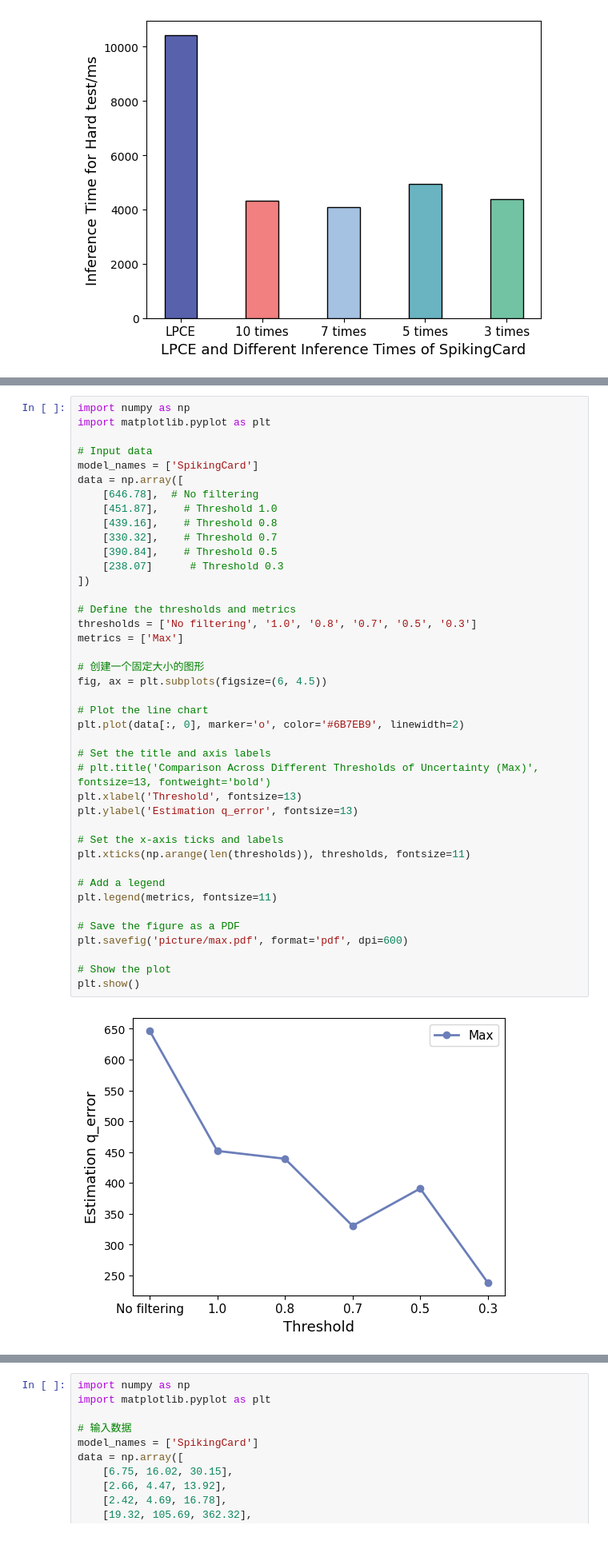
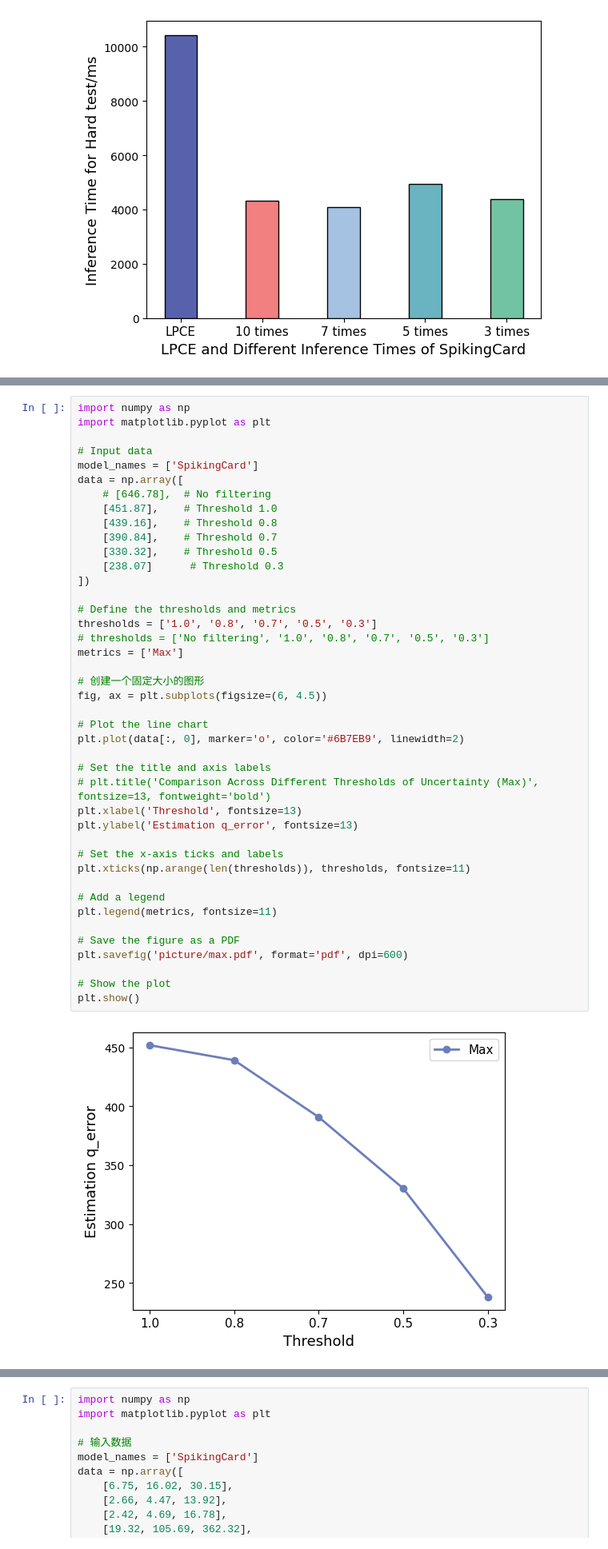
Before and after one commit to different-dimension-demon/Faper, a Jupyter notebook: plot_modi.ipynb, the cells around one changed output, grey strips where cells are left out. Shown at 80% size. Cells and saved outputs as stored; diff of their text form.

```diff
--- a/plot_modi.ipynb
+++ b/plot_modi.ipynb
@@ -143,39 +226,40 @@ import matplotlib.pyplot as plt
 # Input data
 model_names = ['SpikingCard']
 data = np.array([
-    [646.78],  # No filtering
+    # [646.78],  # No filtering
     [451.87],    # Threshold 1.0
     [439.16],    # Threshold 0.8
-    [330.32],    # Threshold 0.7
-    [390.84],    # Threshold 0.5
+    [390.84],    # Threshold 0.7
+    [330.32],    # Threshold 0.5
     [238.07]      # Threshold 0.3
 ])
 
 # Define the thresholds and metrics
-thresholds = ['No filtering', '1.0', '0.8', '0.7', '0.5', '0.3']
+thresholds = ['1.0', '0.8', '0.7', '0.5', '0.3']
+# thresholds = ['No filtering', '1.0', '0.8', '0.7', '0.5', '0.3']
 metrics = ['Max']
 
 # 创建一个固定大小的图形
 fig, ax = plt.subplots(figsize=(6, 4.5))
 
 # Plot the line chart
 plt.plot(data[:, 0], marker='o', color='#6B7EB9', linewidth=2)
 
 # Set the title and axis labels
 # plt.title('Comparison Across Different Thresholds of Uncertainty (Max)', fontsize=13, fontweight='bold')
 plt.xlabel('Threshold', fontsize=13)
 plt.ylabel('Estimation q_error', fontsize=13)
 
 # Set the x-axis ticks and labels
 plt.xticks(np.arange(len(thresholds)), thresholds, fontsize=11)
 
 # Add a legend
 plt.legend(metrics, fontsize=11)
 
 # Save the figure as a PDF
 plt.savefig('picture/max.pdf', format='pdf', dpi=600)
 
 # Show the plot
 plt.show()
 # %% [output]
-[figure, old version]
+[figure, new version]
```
Also changed, not shown: parts of 13 cells of this notebook, 20 other files.
